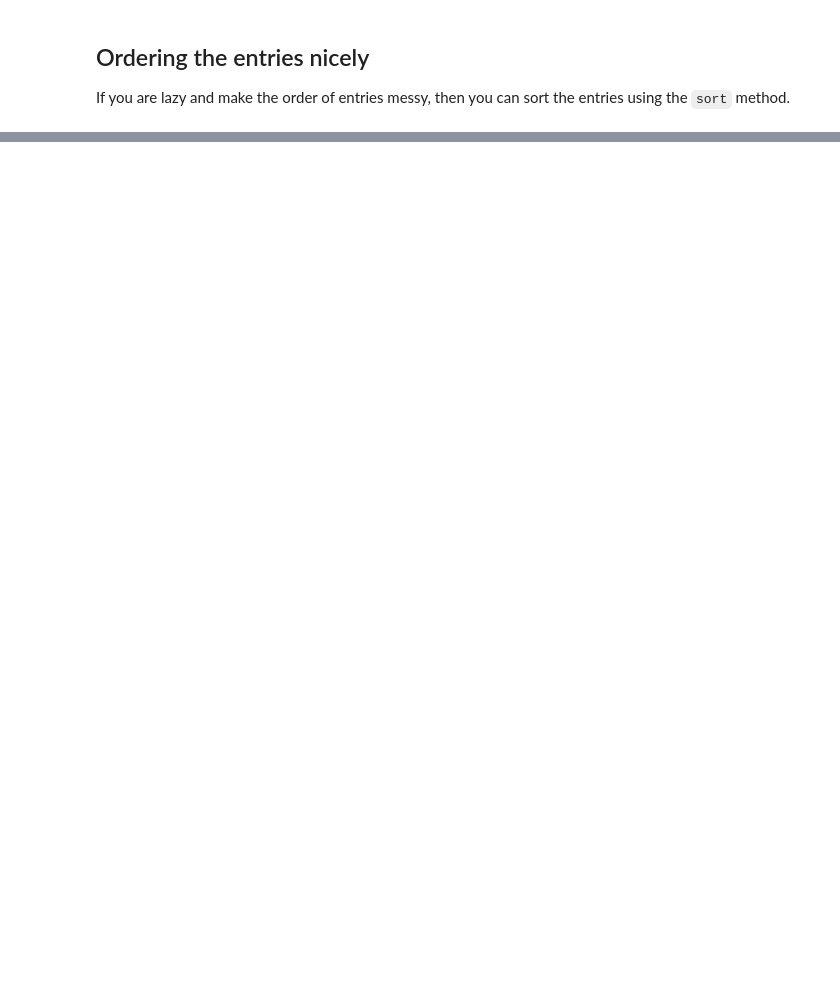
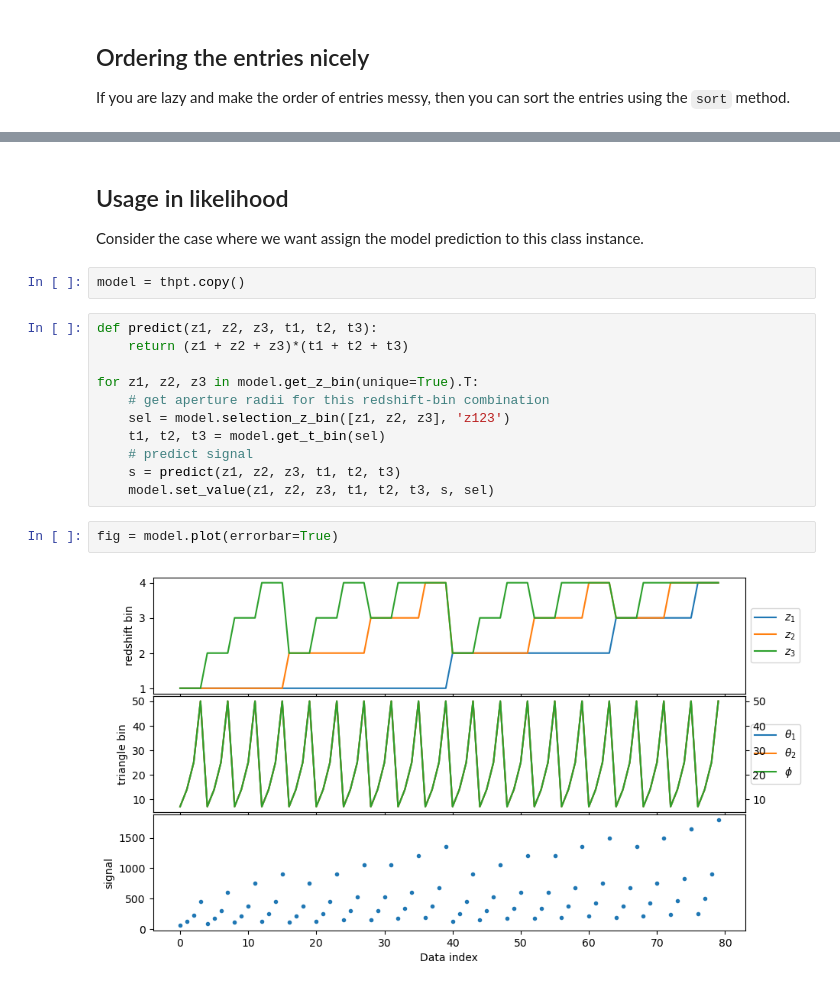
Before and after one commit to rchgomes/3pcf_integrator, a Jupyter notebook: plot notebooks/threepoint_data_class.ipynb, the cells around one changed output, grey strips where cells are left out. Saved outputs shown, nothing was run; the diff lists cells and outputs as text; blank space fills up the shorter version.

```diff
--- a/plot notebooks/threepoint_data_class.ipynb
+++ b/plot notebooks/threepoint_data_class.ipynb
@@ -173,0 +131,20 @@ plt.show()
+# %% [markdown]
+## Usage in likelihood
+Consider the case where we want assign the model prediction to this class instance.
+# %%
+model = thpt.copy()
+# %%
+def predict(z1, z2, z3, t1, t2, t3):
+    return (z1 + z2 + z3)*(t1 + t2 + t3)
+
+for z1, z2, z3 in model.get_z_bin(unique=True).T:
+    # get aperture radii for this redshift-bin combination
+    sel = model.selection_z_bin([z1, z2, z3], 'z123')
+    t1, t2, t3 = model.get_t_bin(sel)
+    # predict signal
+    s = predict(z1, z2, z3, t1, t2, t3)
+    model.set_value(z1, z2, z3, t1, t2, t3, s, sel)
+# %%
+fig = model.plot(errorbar=True)
+# %% [output]
+[figure, added]
```
Also changed, not shown: parts of 9 cells of this notebook, 1 other file.
